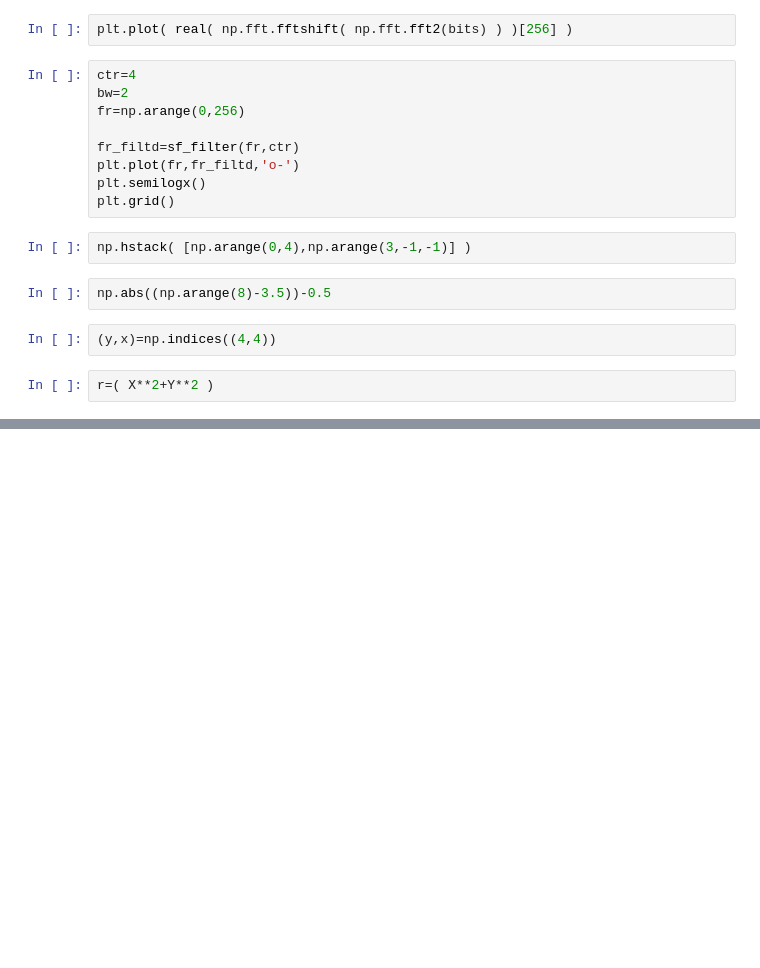
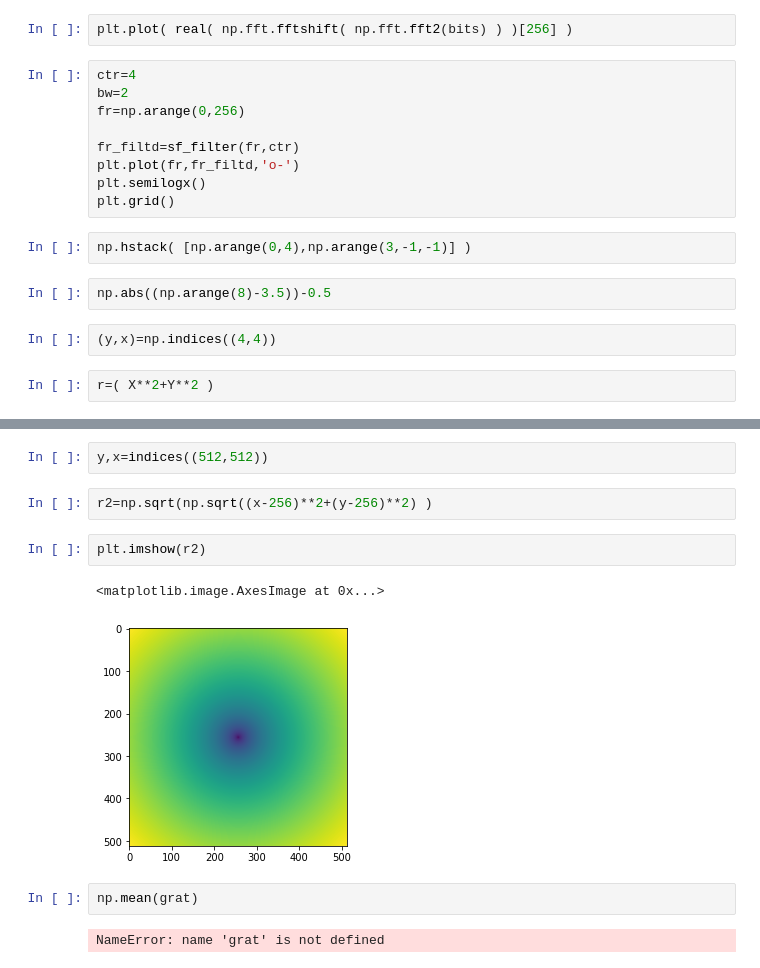
Before and after one commit to dcoates/clab_vr_cube, a Jupyter notebook: sf_textures/sf_filter.ipynb, the cells around one changed output, grey strips where cells are left out. Cells and saved outputs as stored; diff of their text form; blank space fills up the shorter version.

```diff
--- a/sf_textures/sf_filter.ipynb
+++ b/sf_textures/sf_filter.ipynb
@@ -107,0 +162,13 @@ plt.imshow( real( np.fft.fftshift( np.fft.fft2(grid) ) ) ); plt.colorbar()
+# %%
+y,x=indices((512,512))
+# %%
+r2=np.sqrt(np.sqrt((x-256)**2+(y-256)**2) )
+# %%
+plt.imshow(r2)
+# %% [output]
+<matplotlib.image.AxesImage at 0x...>
+[figure, added]
+# %%
+np.mean(grat)
+# %% [output]
+NameError: name 'grat' is not defined
```
Also changed, not shown: parts of 26 cells of this notebook, 18 other files.
